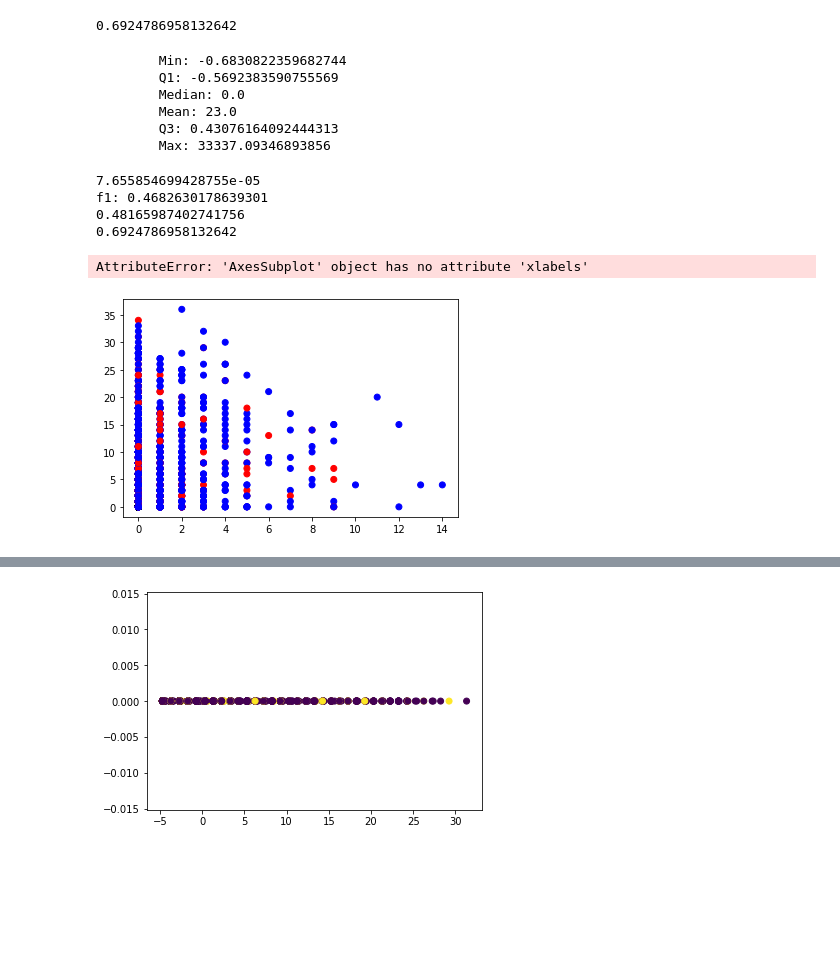
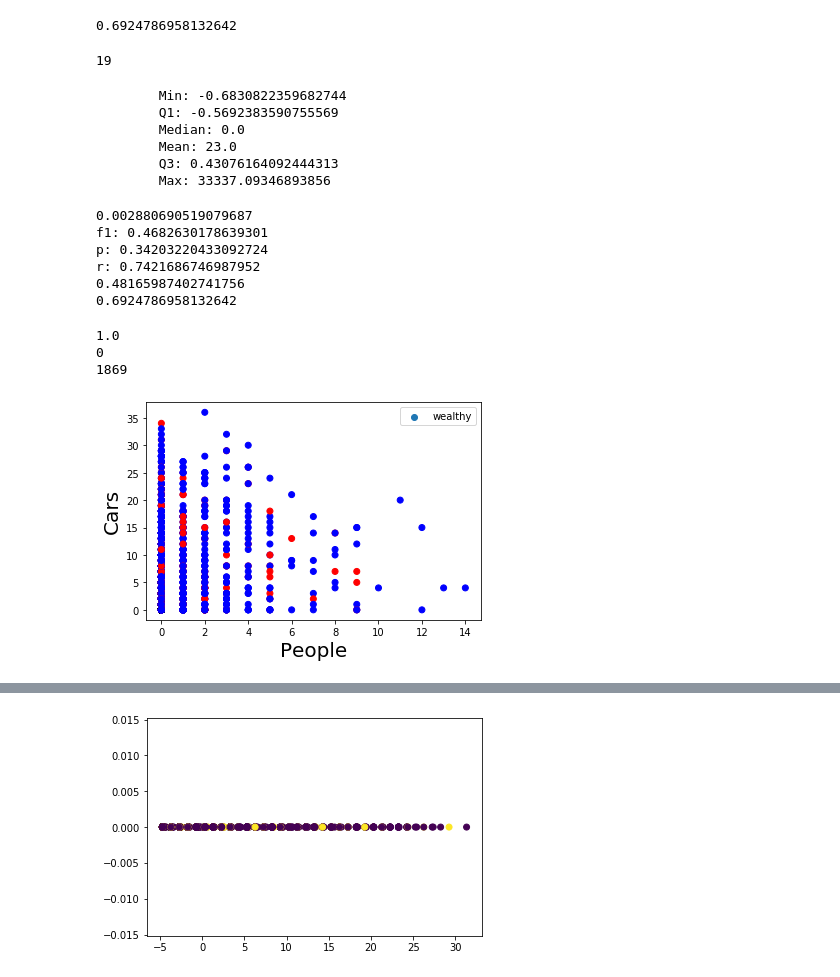
Before and after one commit to ivaroli/DataInTheWild, a Jupyter notebook: Analysis/Classifiers and Regression.ipynb, the cells around one changed output, grey strips where cells are left out. Drawn from its saved outputs; the diff is of its cells as text; code cells hidden in the pictures; blank space fills up the shorter version.

```diff
--- a/Analysis/Classifiers and Regression.ipynb
+++ b/Analysis/Classifiers and Regression.ipynb
@@ -159,6 +168,10 @@ for i,cap in enumerate(regcap):
 print((len(wealthy)-len([n for n in wealthy if n==1]))/len(wealthy))
 # %% [output]
 0.6924786958132642
+# %%
+len([n for n in wealthy if n==1])
+# %% [output]
+19
 # %%
 #Robust transformation
 median_x = np.percentile(regcap,[25,50,75])[1]
@@ -182,24 +195,39 @@ summ(regcap_T)
 reg = Linear()
 reg.fit(objects,regcap_T)
 print(reg.score(objects,regcap_T))
-log = Logistic(class_weight="balanced")
-log.fit(objects, wealthy)
-print(f"f1: {f1_score(wealthy,log.predict(objects))}")
-print(log.score(objects,wealthy))
-lda=LDA()
-lda.fit(objects,wealthy)
-ldx=lda.transform(objects)
-print(lda.score(objects,wealthy))
+def mls(x,y):
+    log = Logistic(class_weight="balanced")
+    log.fit(x,y)
+    print(f"f1: {f1_score(y,log.predict(x))}")
+    print(f"p: {precision_score(y,log.predict(x))}")
+    print(f"r: {recall_score(y,log.predict(x))}")
+    print(log.score(x,y))
+    lda=LDA()
+    lda.fit(x,y)
+    ldx=lda.transform(x)
+    print(lda.score(x,y))
+mls(objects[["NumCars","NumPeople"]],wealthy)
 # %% [output]
-7.655854699428755e-05
+0.002880690519079687
 f1: 0.4682630178639301
+p: 0.34203220433092724
+r: 0.7421686746987952
 0.48165987402741756
 0.6924786958132642
+# %%
+print(objects["NumPeople"][0])
+print(wealthy[0])
+print(len([a[0] for a in zip(objects["NumPeople"],wealthy) if a[1]==0]))
+# %% [output]
+1.0
+0
+1869
 # %%
 fig,ax=plt.subplots()
-ax.scatter(objects["NumPeople"],objects["NumCars"],c=wealthy,cmap="bwr",label=wealthy)
-ax.xlabel("cringe")
+ax.scatter(objects["NumPeople"],objects["NumCars"],c=wealthy,cmap="bwr",label="wealthy")
+ax.legend()
+ax.set_xlabel("People",size=20)
+ax.set_ylabel("Cars",size=20)
 plt.show()
 # %% [output]
-AttributeError: 'AxesSubplot' object has no attribute 'xlabels'
-[figure, old version]
+[figure, new version]
```
Also changed, not shown: parts of 23 cells of this notebook.
